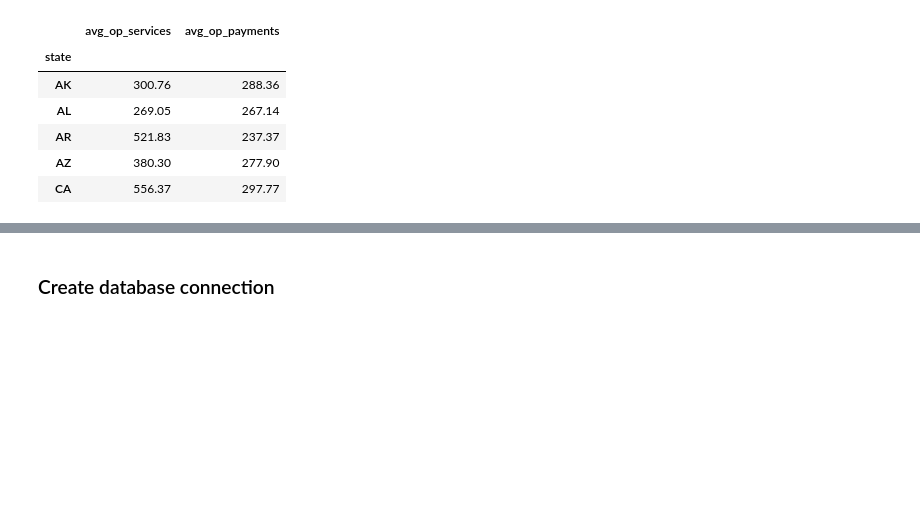
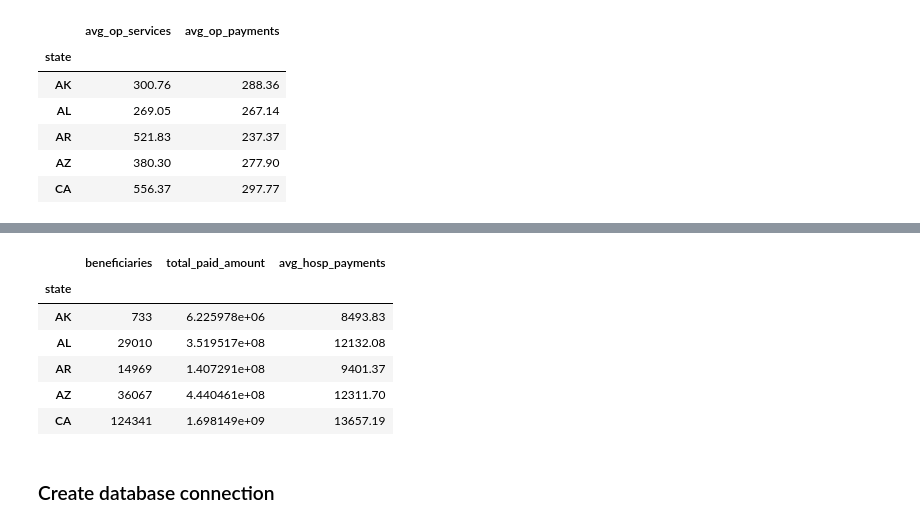
Before and after one commit to wwiedenmann/ETL-Project, a Jupyter notebook: ETL_Medicare.ipynb, the cells around one changed output, grey strips where cells are left out. Drawn from its saved outputs; the diff is of its cells as text; code cells hidden in the pictures; blank space fills up the shorter version.

```diff
--- a/ETL_Medicare.ipynb
+++ b/ETL_Medicare.ipynb
@@ -144,0 +167,8 @@ rounded_OP_df.head()
+# %%
+# Create a filtered dataframe from specific columns
+# Limit 12 original columns to include 'Provider State', 'Outpatient Services', 'Average Total Payments'.
+Hosp_columns_df = Hosp_file_df[['State', 'Hospice Beneficiaries', 'Total Medicare Payment Amount']].copy()
+# Rename the column headers
+Hosp_columns_renamed_df= Hosp_columns_df.rename(columns={'State' : 'state', 'Hospice Beneficiaries' : 'beneficiaries', 'Total Medicare Payment Amount' : 'total_paid_amount'})
+# Show the current df
+Hosp_columns_renamed_df.head()
@@ -144,0 +182,6 @@ rounded_OP_df.head()
+# %%
+#Begin to clean the DF
+#The state will be the primary key, so group by state to eliminate dupliaces
+#aggregate the avg_IP_discharges and avg_OP_payments columns
+sum_Hosp_df= Hosp_columns_renamed_df.groupby(['state'])['beneficiaries', 'total_paid_amount'].sum()
+sum_Hosp_df.head()
@@ -145,3 +208,16 @@ rounded_OP_df.head()
+# %%
+#Use numpy .where to create new average column
+sum_Hosp_df['avg_hosp_payments'] = np.where(sum_Hosp_df['beneficiaries'] < 1, sum_Hosp_df['total_paid_amount'], sum_Hosp_df['total_paid_amount']/sum_Hosp_df['beneficiaries'])
+rounded_hosp_df= sum_Hosp_df.round(2)
+rounded_hosp_df.head()
+# %% [output]
+|  | beneficiaries | total_paid_amount | avg_hosp_payments |
+| state |  |  |  |
+| AK | 733 | 6.225978e+06 | 8493.83 |
+| AL | 29010 | 3.519517e+08 | 12132.08 |
+| AR | 14969 | 1.407291e+08 | 9401.37 |
+| AZ | 36067 | 4.440461e+08 | 12311.70 |
+| CA | 124341 | 1.698149e+09 | 13657.19 |
 # %% [markdown]
 ### Create database connection
 # %%
```
Also changed, not shown: parts of 19 cells of this notebook.
